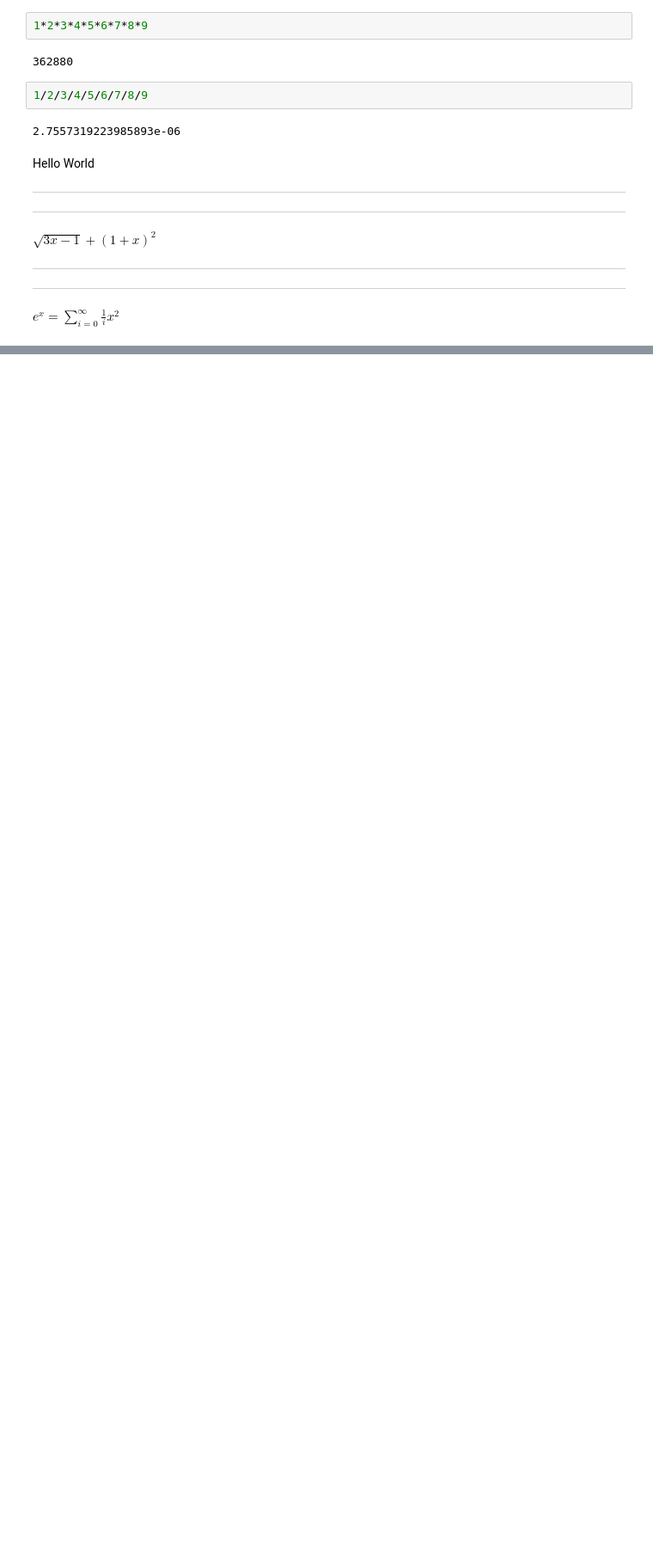
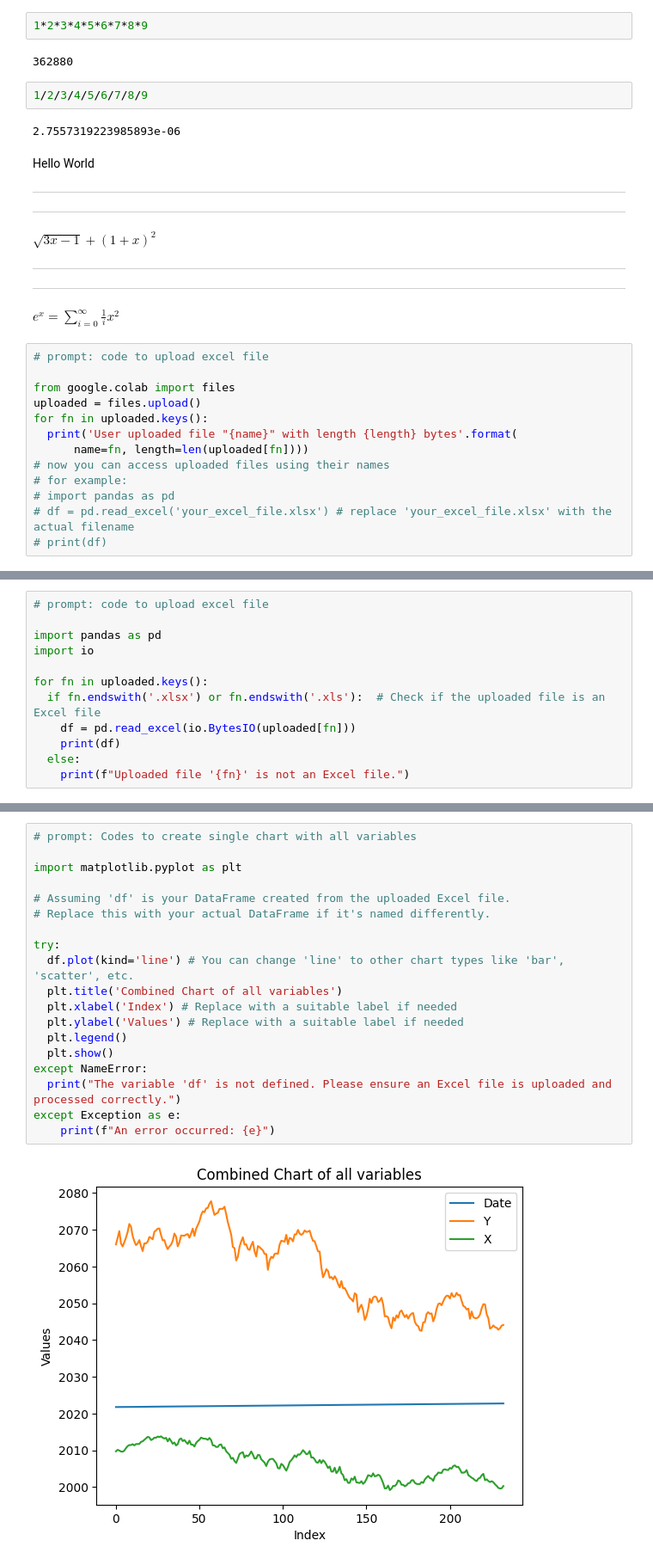
Before and after one commit to NanaShi929/GBS_Winter_School, a Jupyter notebook: GBS_Winter_School.ipynb, the cells around one changed output, grey strips where cells are left out. Shown at 86% size. Drawn from its saved outputs; the diff is of its cells as text; blank space fills up the shorter version.

```diff
--- a/GBS_Winter_School.ipynb
+++ b/GBS_Winter_School.ipynb
@@ -43,3 +43,16 @@ $\sqrt{3x-1}+(1+x)^2$
 ---
 
 $e^x=\sum_{i=0}^\infty \frac{1}{i}x^2$
+# %%
+# prompt: code to upload excel file
+
+from google.colab import files
+uploaded = files.upload()
+for fn in uploaded.keys():
+  print('User uploaded file "{name}" with length {length} bytes'.format(
+      name=fn, length=len(uploaded[fn])))
+# now you can access uploaded files using their names
+# for example:
+# import pandas as pd
+# df = pd.read_excel('your_excel_file.xlsx') # replace 'your_excel_file.xlsx' with the actual filename
+# print(df)
@@ -45,0 +77,12 @@ $e^x=\sum_{i=0}^\infty \frac{1}{i}x^2$
+# %%
+# prompt: code to upload excel file
+
+import pandas as pd
+import io
+
+for fn in uploaded.keys():
+  if fn.endswith('.xlsx') or fn.endswith('.xls'):  # Check if the uploaded file is an Excel file
+    df = pd.read_excel(io.BytesIO(uploaded[fn]))
+    print(df)
+  else:
+    print(f"Uploaded file '{fn}' is not an Excel file.")
@@ -45,0 +104,21 @@ $e^x=\sum_{i=0}^\infty \frac{1}{i}x^2$
+# %%
+# prompt: Codes to create single chart with all variables
+
+import matplotlib.pyplot as plt
+
+# Assuming 'df' is your DataFrame created from the uploaded Excel file.
+# Replace this with your actual DataFrame if it's named differently.
+
+try:
+  df.plot(kind='line') # You can change 'line' to other chart types like 'bar', 'scatter', etc.
+  plt.title('Combined Chart of all variables')
+  plt.xlabel('Index') # Replace with a suitable label if needed
+  plt.ylabel('Values') # Replace with a suitable label if needed
+  plt.legend()
+  plt.show()
+except NameError:
+  print("The variable 'df' is not defined. Please ensure an Excel file is uploaded and processed correctly.")
+except Exception as e:
+    print(f"An error occurred: {e}")
+# %% [output]
+[figure, added]
```
Also changed, not shown: parts of 4 cells of this notebook.
